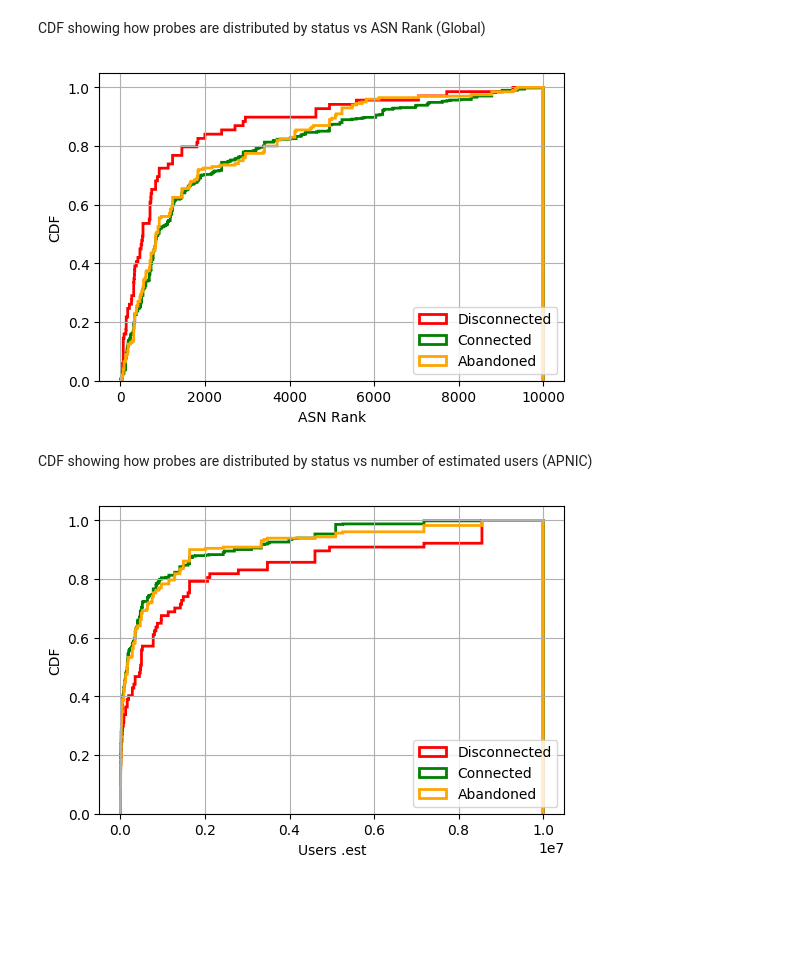
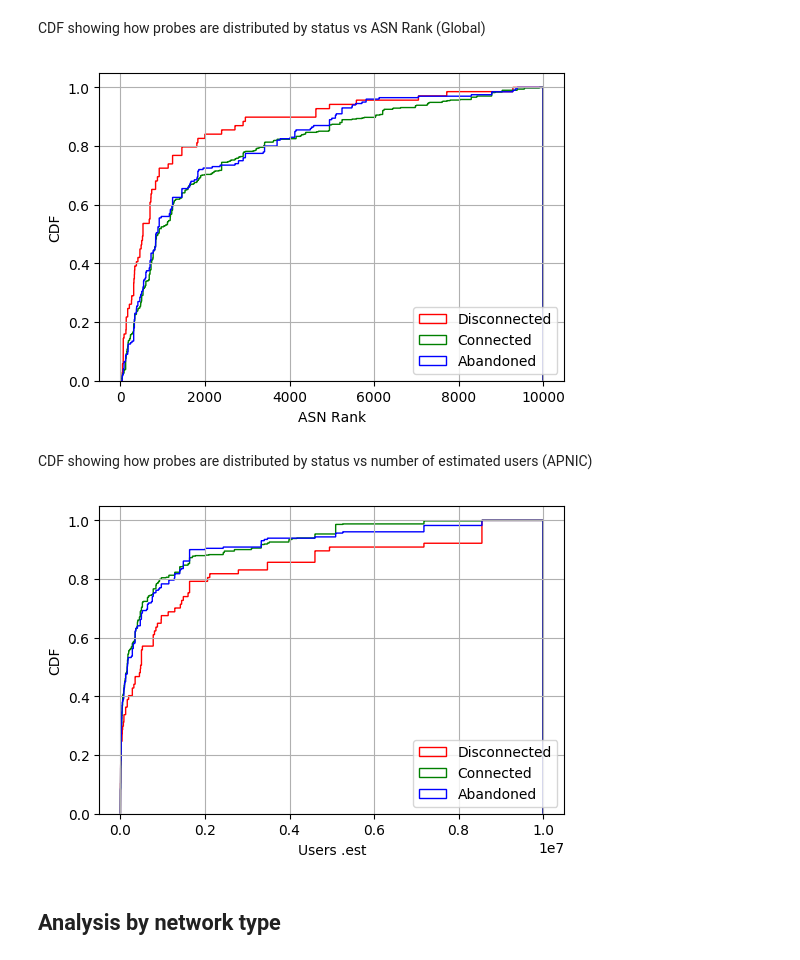
Before and after one commit to AFRINIC-Labs/Africa_Internet_Measurement_Survey, a Jupyter notebook: platforms-africa.ipynb, the cells around one changed output. Saved outputs shown, nothing was run; the diff lists cells and outputs as text; code cells hidden in the pictures; blank space fills up the shorter version.

Commit message:
analysis by network type

```diff
--- a/platforms-africa.ipynb
+++ b/platforms-africa.ipynb
@@ -514,9 +514,9 @@ c = np.sort(df_merged.loc[df_merged.status_name=='Disconnected']['Rank'].dropna(
 #y = np.arrange(1, len(x)+1) / len(x)
 
 n, bins, patches = ax1.hist([a,b,c],
-                           n_bins, density=1, histtype='step', linewidth=2,
+                           n_bins, density=1, histtype='step', linewidth=1,
                            range=[0,10000],
-                           cumulative=True, label=labels, color=['orange','green','red'])
+                           cumulative=True, label=labels, color=['blue','green','red'])
 
 
 
@@ -533,7 +533,7 @@ for axis in [ax1.xaxis, ax1.yaxis]:
 plt.savefig("data/plots/CDF_asnrank_by_status.pdf")
 plt.show()
 # %% [output]
-[figure, old version]
+[figure, new version]
 # %% [markdown]
 CDF showing how probes are distributed by status vs number of estimated users (APNIC)
 # %%
@@ -549,33 +549,35 @@ linestyles = ['solid','dashed']
 #                             df_merged['Connected'].values,
 #                             df_merged['Disconnected'].values
 #                            ],
 #                            n_bins, density=1, histtype='step', linewidth=2,
 #                             #range=[0,10],
 #                            cumulative=True, label=labels)
 
 a = np.sort(df_merged.loc[df_merged.status_name=='Connected']['Users'].dropna())
 b = np.sort(df_merged.loc[df_merged.status_name=='Abandoned']['Users'].dropna())
 c = np.sort(df_merged.loc[df_merged.status_name=='Disconnected']['Users'].dropna())
 #y = np.arrange(1, len(x)+1) / len(x)
 
 n, bins, patches = ax1.hist([a,b,c],
-                           n_bins, density=1, histtype='step', linewidth=2,
+                           n_bins, density=1, histtype='step', linewidth=1,
                            range=[0,10000000],
-                           cumulative=True, label=labels, color=['orange','green','red'])
+                           cumulative=True, label=labels, color=['blue','green','red'])
 
 
 
 # tidy up the figure
 ax1.grid(True)
 ax1.legend(loc='lower right')
 ax1.set_xlabel('Users .est')
 ax1.set_ylabel('CDF')
 
 from matplotlib.ticker import ScalarFormatter
 for axis in [ax1.xaxis, ax1.yaxis]:
     axis.set_major_formatter(ScalarFormatter())
 
 plt.savefig("data/plots/CDF_eyeballs_by_status.pdf")
 plt.show()
 # %% [output]
-[figure, old version]
+[figure, new version]
+# %% [markdown]
+## Analysis by network type
```
Also changed, not shown: parts of 8 cells of this notebook, 3 other files.
